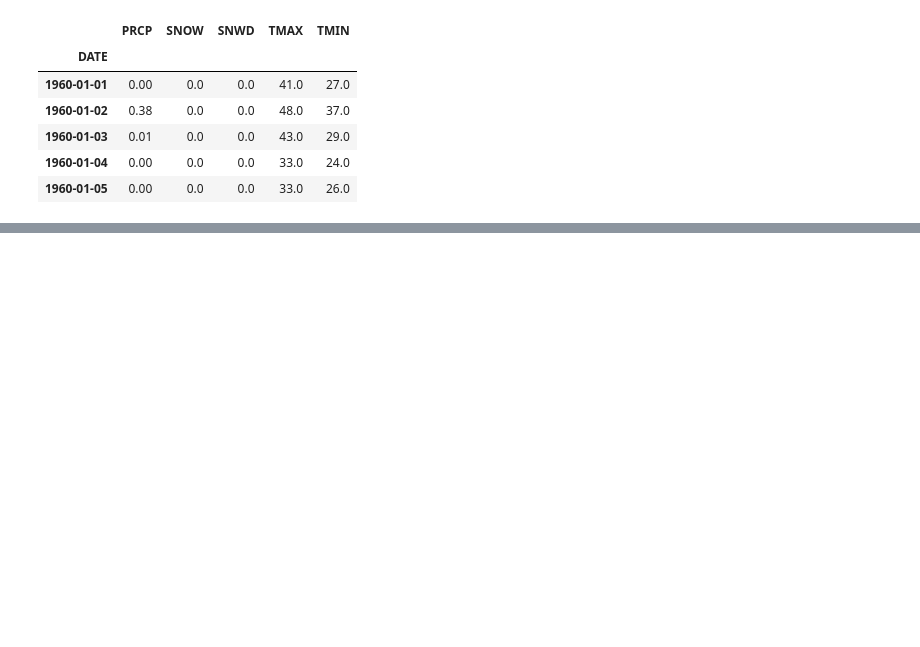
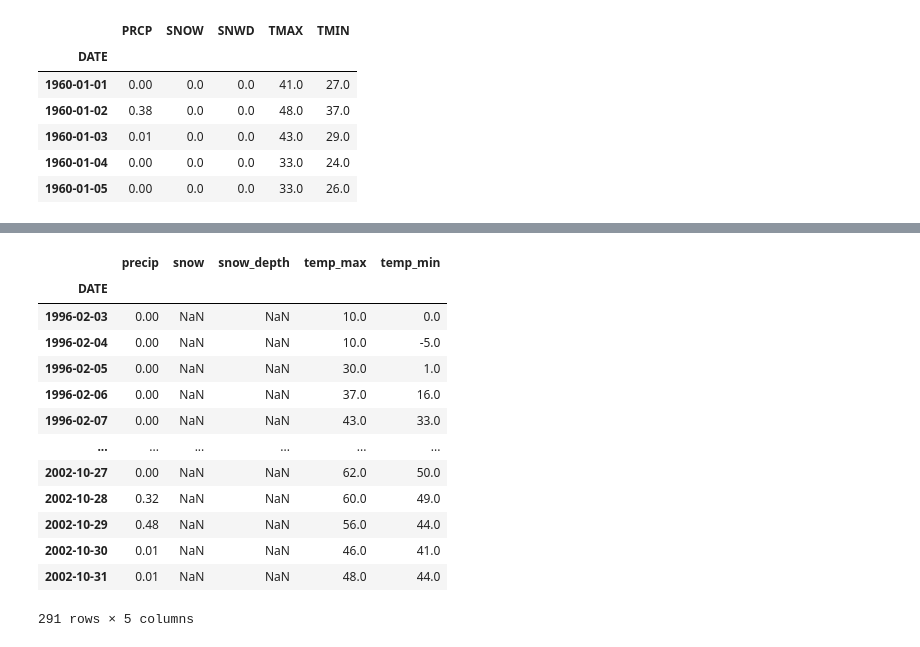
Before and after one commit to Eleanor-Shellstrop/ml-weather, a Jupyter notebook: weather.ipynb, the cells around one changed output, grey strips where cells are left out. Saved outputs shown, nothing was run; the diff lists cells and outputs as text; code cells hidden in the pictures; blank space fills up the shorter version.

```diff
--- a/weather.ipynb
+++ b/weather.ipynb
@@ -48,0 +138,17 @@ core.columns = ["precip", "snow", "snow_depth", "temp_max", "temp_min"]
+# %%
+core[pd.isnull(core["snow"])]
+# %% [output]
+|  | precip | snow | snow_depth | temp_max | temp_min |
+| DATE |  |  |  |  |  |
+| 1996-02-03 | 0.00 | NaN | NaN | 10.0 | 0.0 |
+| 1996-02-04 | 0.00 | NaN | NaN | 10.0 | -5.0 |
+| 1996-02-05 | 0.00 | NaN | NaN | 30.0 | 1.0 |
+| 1996-02-06 | 0.00 | NaN | NaN | 37.0 | 16.0 |
+| 1996-02-07 | 0.00 | NaN | NaN | 43.0 | 33.0 |
+| ... | ... | ... | ... | ... | ... |
+| 2002-10-27 | 0.00 | NaN | NaN | 62.0 | 50.0 |
+| 2002-10-28 | 0.32 | NaN | NaN | 60.0 | 49.0 |
+| 2002-10-29 | 0.48 | NaN | NaN | 56.0 | 44.0 |
+| 2002-10-30 | 0.01 | NaN | NaN | 46.0 | 41.0 |
+| 2002-10-31 | 0.01 | NaN | NaN | 48.0 | 44.0 |
+291 rows × 5 columns
```
Also changed, not shown: parts of 18 cells of this notebook.
